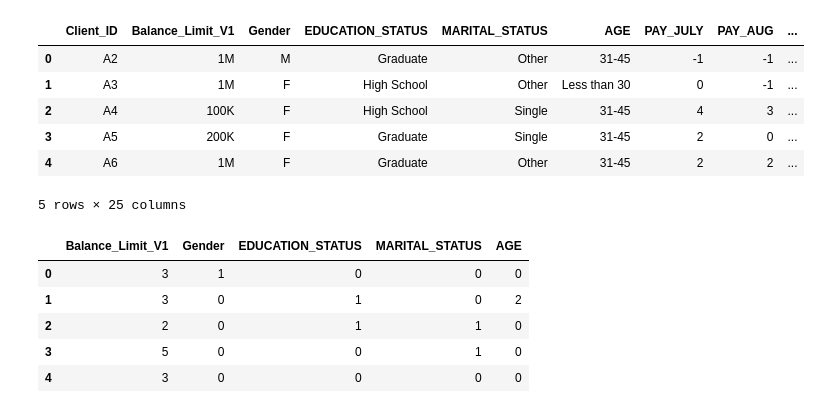
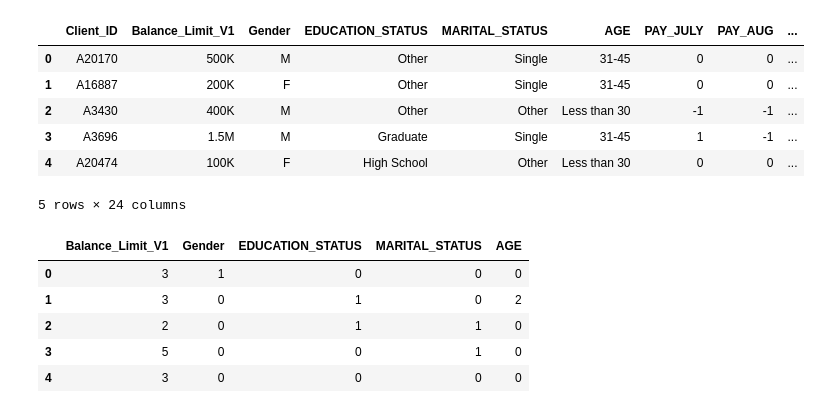
Before and after one commit to shashimalcse/Data-Storm-1.0, a Jupyter notebook: datastorm.ipynb, the cells around one changed output. Drawn from its saved outputs; the diff is of its cells as text; code cells hidden in the pictures.

```diff
--- a/datastorm.ipynb
+++ b/datastorm.ipynb
@@ -4,15 +4,17 @@ import pandas as pd
 import numpy as np
 # %%
 df=pd.read_csv("credit_card_default_train.csv")
+test=pd.read_csv("credit_card_default_test.csv")
+test1=pd.read_csv("credit_card_default_test.csv")
 # %%
-df.head()
+test.head()
 # %% [output]
 |  | Client_ID | Balance_Limit_V1 | Gender | EDUCATION_STATUS | MARITAL_STATUS | AGE | PAY_JULY | PAY_AUG | ... |
-| 0 | A2 | 1M | M | Graduate | Other | 31-45 | -1 | -1 | ... |
-| 1 | A3 | 1M | F | High School | Other | Less than 30 | 0 | -1 | ... |
-| 2 | A4 | 100K | F | High School | Single | 31-45 | 4 | 3 | ... |
-| 3 | A5 | 200K | F | Graduate | Single | 31-45 | 2 | 0 | ... |
-| 4 | A6 | 1M | F | Graduate | Other | 31-45 | 2 | 2 | ... |
+| 0 | A20170 | 500K | M | Other | Single | 31-45 | 0 | 0 | ... |
+| 1 | A16887 | 200K | F | Other | Single | 31-45 | 0 | 0 | ... |
+| 2 | A3430 | 400K | M | Other | Other | Less than 30 | -1 | -1 | ... |
+| 3 | A3696 | 1.5M | M | Graduate | Single | 31-45 | 1 | -1 | ... |
+| 4 | A20474 | 100K | F | High School | Other | Less than 30 | 0 | 0 | ... |
-5 rows × 25 columns
+5 rows × 24 columns
 # %%
 df=df.drop('Client_ID',axis=1)
```
Also changed, not shown: parts of 8 cells of this notebook, 2 other files.
